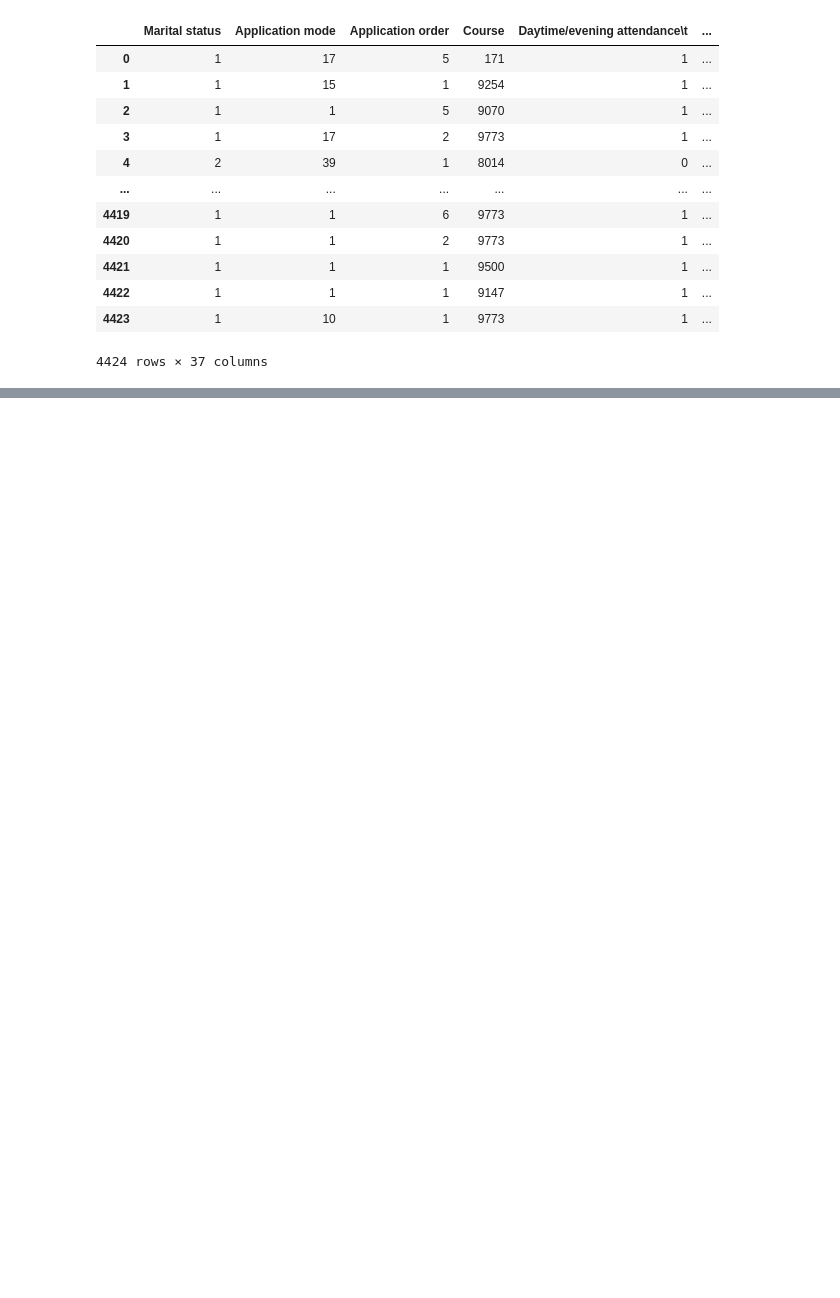
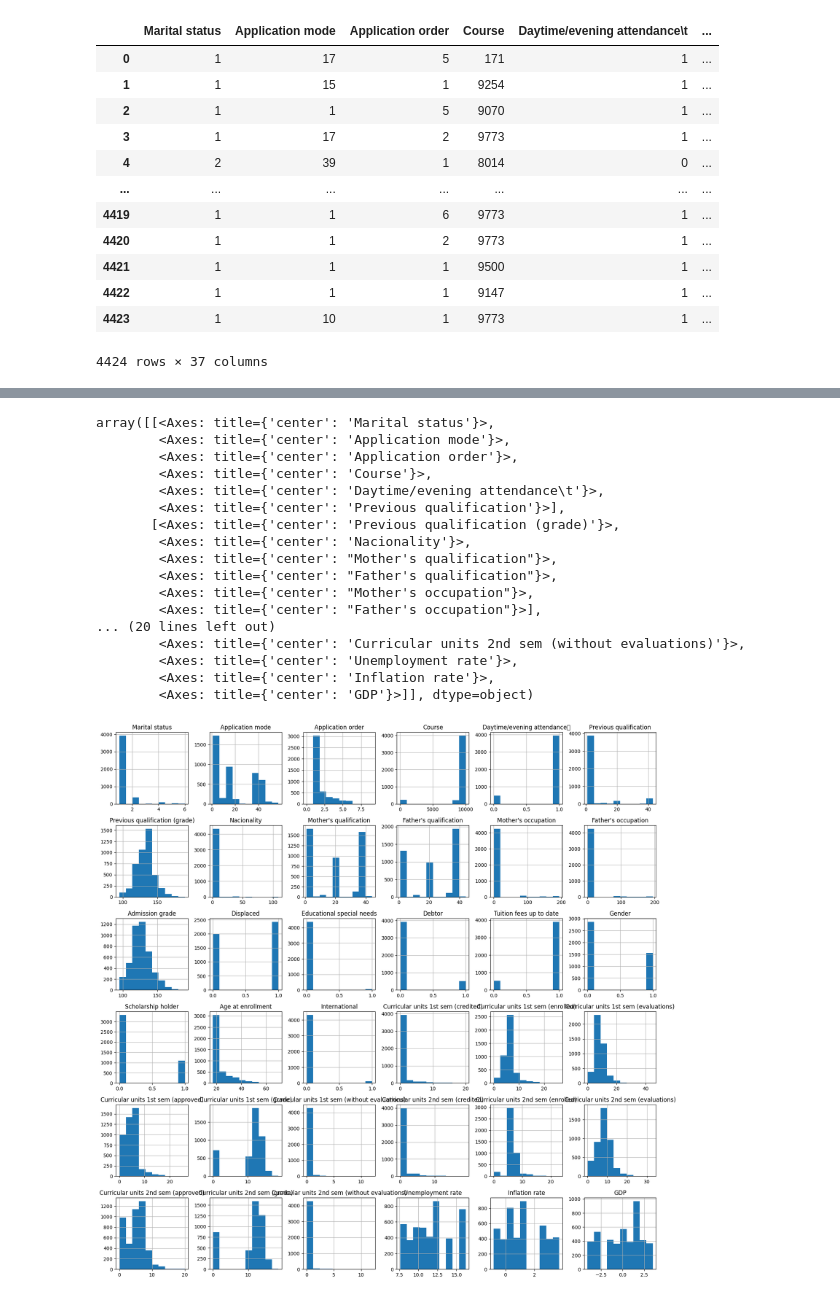
Before and after one commit to tcl002/CSE151AProject, a Jupyter notebook: StudentDropout.ipynb, the cells around one changed output, grey strips where cells are left out. Cells and saved outputs as stored; diff of their text form; code cells hidden in the pictures; blank space fills up the shorter version.

```diff
--- a/StudentDropout.ipynb
+++ b/StudentDropout.ipynb
@@ -27,0 +59,21 @@ df
+# %%
+df.hist(figsize = (20, 20), grid = True)
+# %% [output]
+array([[<Axes: title={'center': 'Marital status'}>,
+        <Axes: title={'center': 'Application mode'}>,
+        <Axes: title={'center': 'Application order'}>,
+        <Axes: title={'center': 'Course'}>,
+        <Axes: title={'center': 'Daytime/evening attendance\t'}>,
+        <Axes: title={'center': 'Previous qualification'}>],
+       [<Axes: title={'center': 'Previous qualification (grade)'}>,
+        <Axes: title={'center': 'Nacionality'}>,
+        <Axes: title={'center': "Mother's qualification"}>,
+        <Axes: title={'center': "Father's qualification"}>,
+        <Axes: title={'center': "Mother's occupation"}>,
+        <Axes: title={'center': "Father's occupation"}>],
+... (20 lines left out)
+        <Axes: title={'center': 'Curricular units 2nd sem (without evaluations)'}>,
+        <Axes: title={'center': 'Unemployment rate'}>,
+        <Axes: title={'center': 'Inflation rate'}>,
+        <Axes: title={'center': 'GDP'}>]], dtype=object)
+[figure, added]
```
Also changed, not shown: parts of 12 cells of this notebook.
